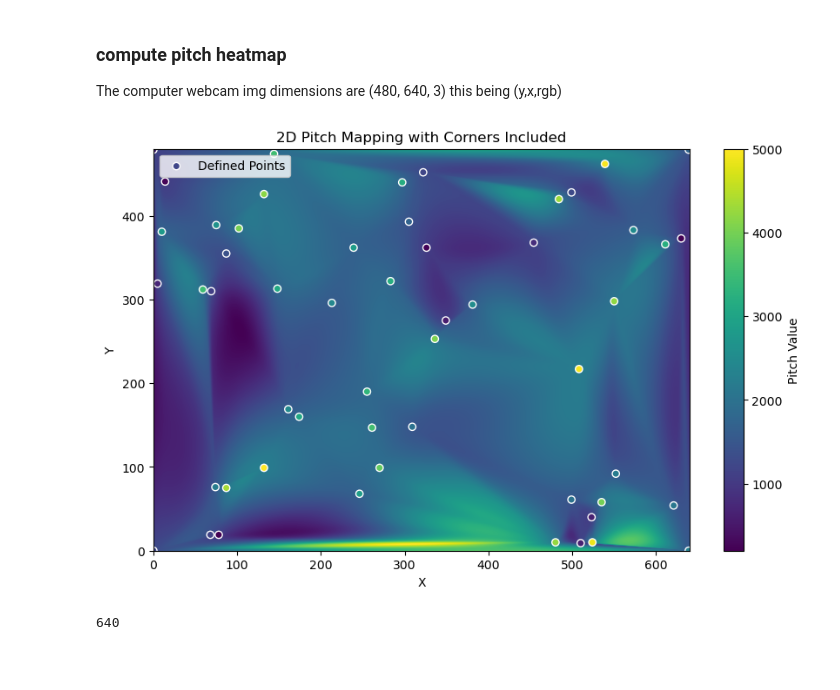
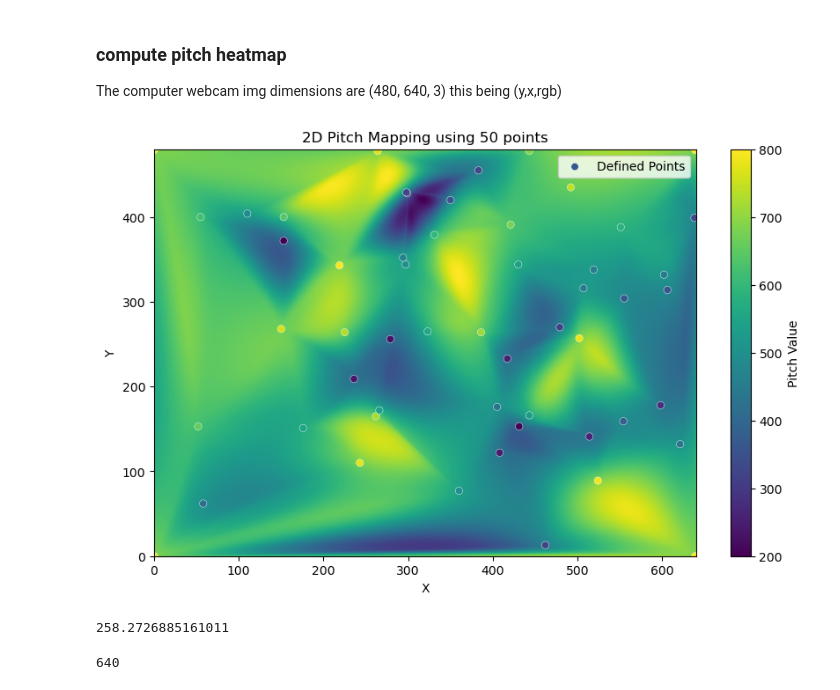
Before and after one commit to inesbroto/playncer, a Jupyter notebook: tests.ipynb, the cells around one changed output. Drawn from its saved outputs; the diff is of its cells as text; code cells hidden in the pictures; blank space fills up the shorter version.

```diff
--- a/tests.ipynb
+++ b/tests.ipynb
@@ -6,8 +9,16 @@ The computer webcam img dimensions are (480, 640, 3) this being (y,x,rgb)
 # %%
 from aux_functions import build_pitch_grid
-pitch_grid = build_pitch_grid(x_dim=640, y_dim=480, printGrid=True)
+
+#x_dim, y_dim, printGrid = False, num_random_points=100, min_fq=20, max_fq=2000, corner_pitch_values=[1010, 1010, 1010, 1010]
+
+
+pitch_grid = build_pitch_grid(x_dim=640, y_dim=480, printGrid=True, num_random_points=50,corner_pitch_values=[800, 800, 800, 800])
 # %% [output]
-[figure, old version]
+[figure, new version]
+# %%
+pitch_grid[200][50]
+# %% [output]
+258.2726885161011
 # %%
 len(pitch_grid[0])
 # %% [output]
```
Also changed, not shown: parts of 1 cell of this notebook, 2 other files.
